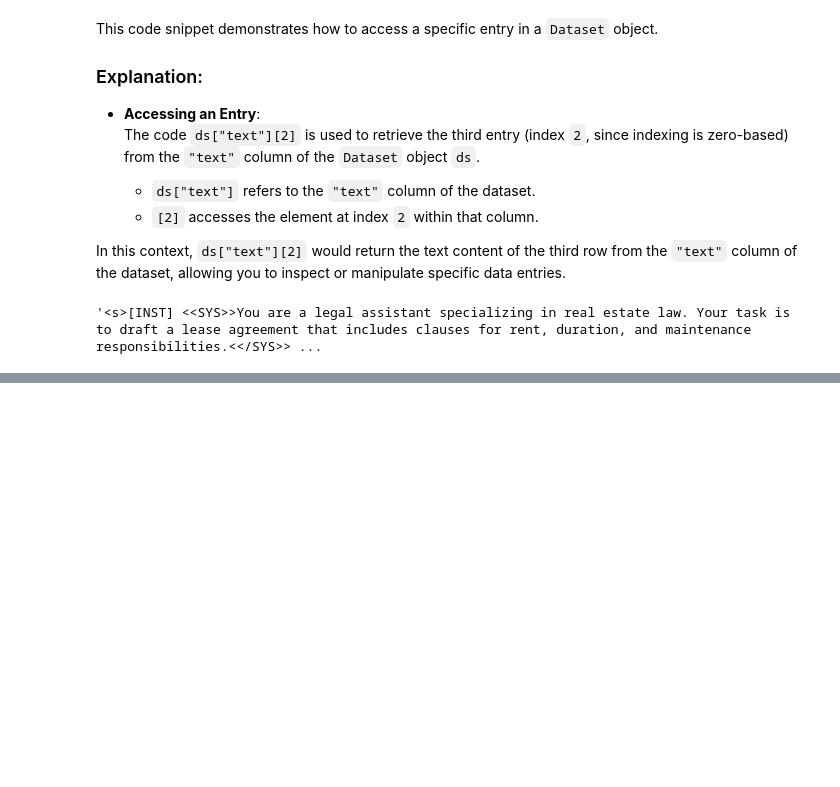
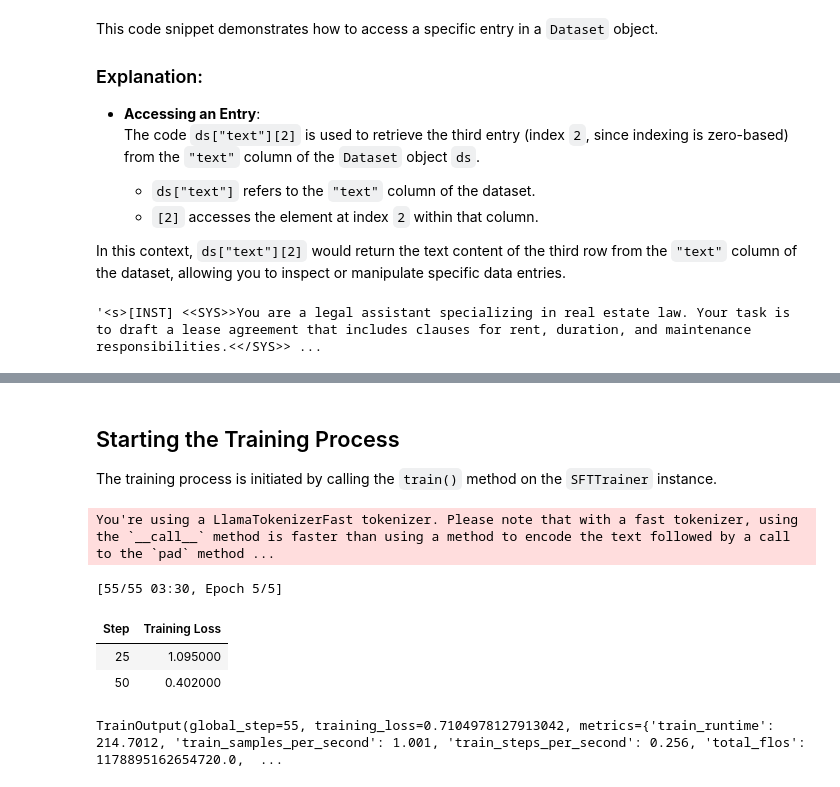
Before and after one commit to sergio11/llm_finetuning_and_evaluation, a Jupyter notebook: Parameter_Efficient_Fine_tuning_(QLoRA).ipynb, the cells around one changed output, grey strips where cells are left out. Saved outputs shown, nothing was run; the diff lists cells and outputs as text; code cells hidden in the pictures; blank space fills up the shorter version.

```diff
--- a/Parameter_Efficient_Fine_tuning_(QLoRA).ipynb
+++ b/Parameter_Efficient_Fine_tuning_(QLoRA).ipynb
@@ -256,0 +346,2 @@ ds["text"][2]
+# %%
+print_trainable_parameters(model)
@@ -256,0 +540,52 @@ ds["text"][2]
+# %%
+from transformers import TrainingArguments
+from trl import SFTTrainer
+
+# Set training parameters
+training_arguments = TrainingArguments(
+    output_dir=output_dir,  # Directory where the model checkpoints and outputs will be saved.
+    num_train_epochs=num_train_epochs,  # Number of times to pass the entire training dataset through the model.
+    per_device_train_batch_size=per_device_train_batch_size,  # Number of samples per batch processed on each GPU during training.
+    gradient_accumulation_steps=gradient_accumulation_steps,  # Number of steps to accumulate gradients before performing an optimization step.
+    optim=optim,  # Optimizer algorithm to use for training (e.g., "paged_adamw_32bit").
+    save_steps=save_steps,  # Number of update steps before saving a checkpoint. A value of 0 means checkpoints are not saved based on steps.
+    logging_steps=logging_steps,  # Number of update steps before logging training progress.
+    learning_rate=learning_rate,  # Initial learning rate for the optimizer.
+    weight_decay=weight_decay,  # Regularization parameter for weight decay to prevent overfitting.
+    fp16=fp16,  # Enable mixed precision training with fp16 (False means not enabled).
+    bf16=bf16,  # Enable mixed precision training with bf16 (False means not enabled).
+    max_grad_norm=max_grad_norm,  # Maximum gradient norm for gradient clipping to prevent exploding gradients.
+    max_steps=max_steps,  # Total number of training steps. Overrides num_train_epochs if set to a positive integer.
+    warmup_ratio=warmup_ratio,  # Proportion of training steps for linear warmup of the learning rate.
+    group_by_length=group_by_length,  # Group sequences of similar length into batches to save memory and improve training efficiency.
+    lr_scheduler_type=lr_scheduler_type,  # Type of learning rate scheduler (e.g., "cosine").
+    remove_unused_columns=False,  # Whether to remove unused columns from the dataset. False means columns are not removed.
+    save_strategy="epoch",  # Strategy for saving checkpoints. "epoch" means save checkpoints at the end of each epoch.
+    save_total_limit=2  # Maximum number of checkpoints to keep. Older checkpoints will be deleted when this limit is exceeded.
+)
+
+# Create the training instance
+trainer = SFTTrainer(
+    model=model,  # The model to be trained.
+    train_dataset=ds,  # Dataset to be used for training.
+    peft_config=lora_config,  # Configuration for LoRA (Low-Rank Adaptation).
+    dataset_text_field="text",  # Field in the dataset containing the text data.
+    max_seq_length=None,  # Maximum sequence length for the input data. If None, determined by the longest sequence in a batch.
+    tokenizer=tokenizer,  # Tokenizer used to process the input data.
+    args=training_arguments,  # Training arguments specifying the training parameters.
+    packing=False,  # Whether to pack multiple short examples into the same input sequence for efficiency.
+)
+# %% [markdown]
+## Starting the Training Process
+
+The training process is initiated by calling the `train()` method on the `SFTTrainer` instance.
+# %%
+# Start the training
+trainer.train()
+# %% [output]
+You're using a LlamaTokenizerFast tokenizer. Please note that with a fast tokenizer, using the `__call__` method is faster than using a method to encode the text followed by a call to the `pad` method ...
+[55/55 03:30, Epoch 5/5]
+| Step | Training Loss |
+| 25 | 1.095000 |
+| 50 | 0.402000 |
+TrainOutput(global_step=55, training_loss=0.7104978127913042, metrics={'train_runtime': 214.7012, 'train_samples_per_second': 1.001, 'train_steps_per_second': 0.256, 'total_flos': 1178895162654720.0,  ...
```
Also changed, not shown: parts of 25 cells of this notebook.
